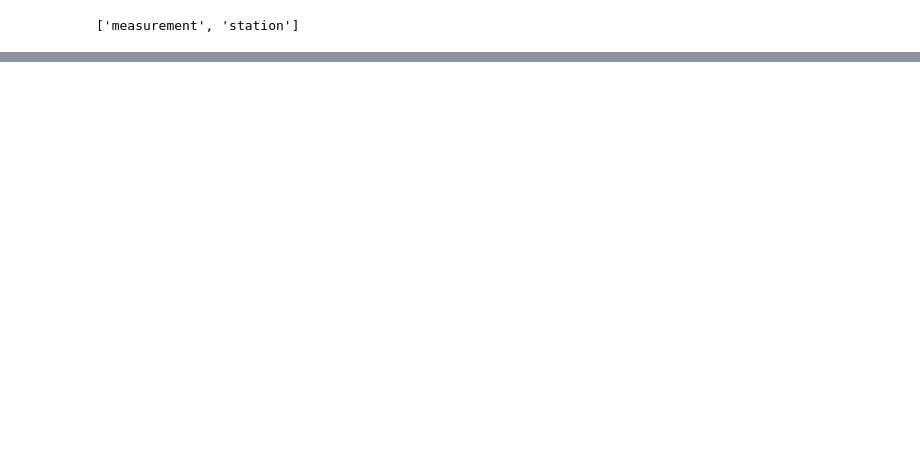
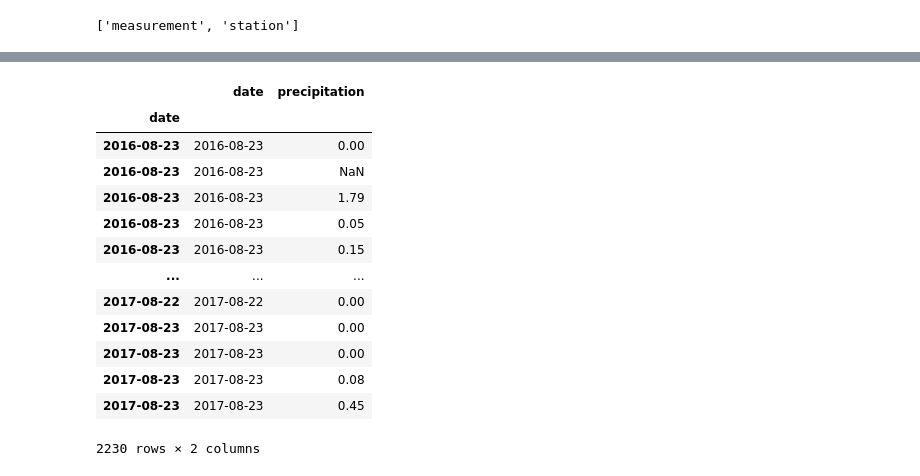
Before and after one commit to AThakor234/surfs_up, a Jupyter notebook: Set_up.ipynb, the cells around one changed output, grey strips where cells are left out. Cells and saved outputs as stored; diff of their text form; code cells hidden in the pictures; blank space fills up the shorter version.

```diff
--- a/Set_up.ipynb
+++ b/Set_up.ipynb
@@ -31,0 +37,3 @@ session = Session(engine)
+# %%
+prev_year = dt.date(2017,8,23)-dt.timedelta(days=365)
+prev_year
@@ -31,0 +114,18 @@ session = Session(engine)
+# %%
+df=df.sort_index()
+df
+# %% [output]
+|  | date | precipitation |
+| date |  |  |
+| 2016-08-23 | 2016-08-23 | 0.00 |
+| 2016-08-23 | 2016-08-23 | NaN |
+| 2016-08-23 | 2016-08-23 | 1.79 |
+| 2016-08-23 | 2016-08-23 | 0.05 |
+| 2016-08-23 | 2016-08-23 | 0.15 |
+| ... | ... | ... |
+| 2017-08-22 | 2017-08-22 | 0.00 |
+| 2017-08-23 | 2017-08-23 | 0.00 |
+| 2017-08-23 | 2017-08-23 | 0.00 |
+| 2017-08-23 | 2017-08-23 | 0.08 |
+| 2017-08-23 | 2017-08-23 | 0.45 |
+2230 rows × 2 columns
```
Also changed, not shown: parts of 12 cells of this notebook.
